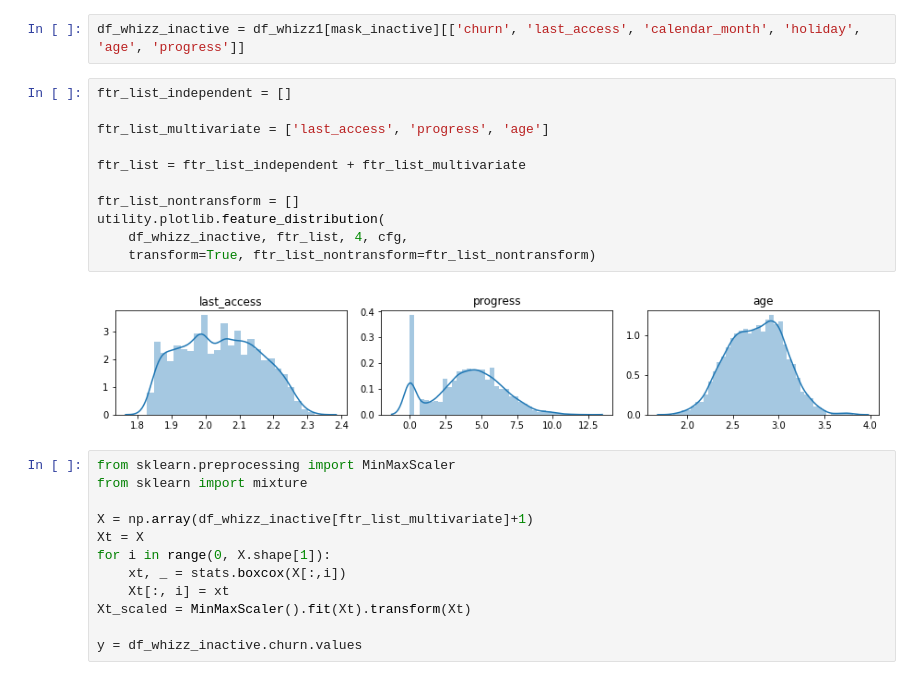
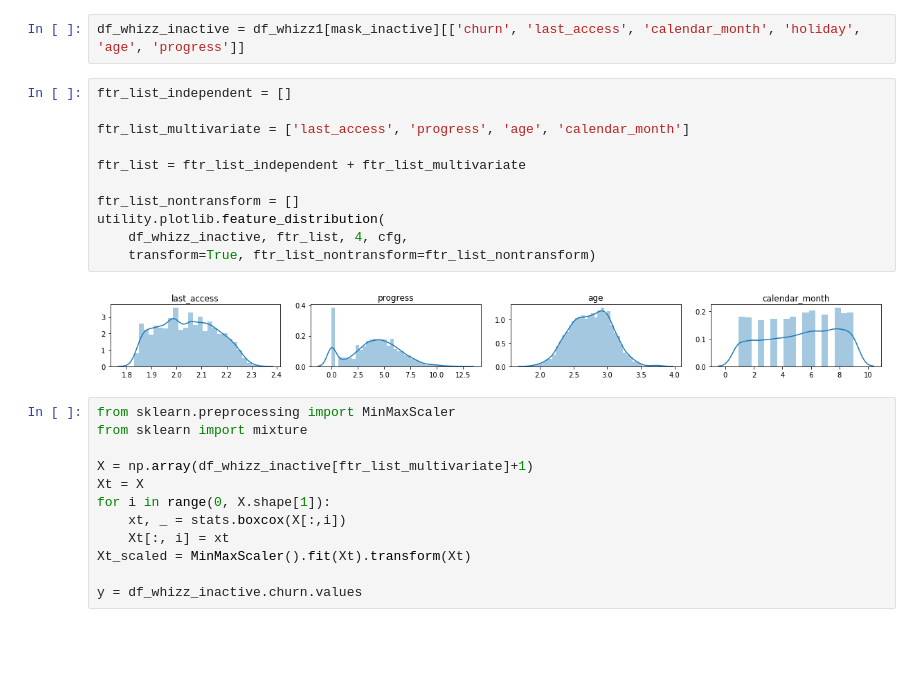
Before and after one commit to vicaws/Whizz, a Jupyter notebook: Code/Churn/Churn/NB_FeatureDistribution_G1.ipynb, the cells around one changed output. Cells and saved outputs as stored; diff of their text form; blank space fills up the shorter version.

```diff
--- a/Code/Churn/Churn/NB_FeatureDistribution_G1.ipynb
+++ b/Code/Churn/Churn/NB_FeatureDistribution_G1.ipynb
@@ -144,16 +144,16 @@ df_whizz_inactive = df_whizz1[mask_inactive][['churn', 'last_access', 'calendar_
 # %%
 ftr_list_independent = []
 
-ftr_list_multivariate = ['last_access', 'progress', 'age']
+ftr_list_multivariate = ['last_access', 'progress', 'age', 'calendar_month']
 
 ftr_list = ftr_list_independent + ftr_list_multivariate
 
 ftr_list_nontransform = []
 utility.plotlib.feature_distribution(
     df_whizz_inactive, ftr_list, 4, cfg,
     transform=True, ftr_list_nontransform=ftr_list_nontransform)
 # %% [output]
-[figure, old version]
+[figure, new version]
 # %%
 from sklearn.preprocessing import MinMaxScaler
 from sklearn import mixture
```
Also changed, not shown: parts of 4 cells of this notebook, 8 other files.
